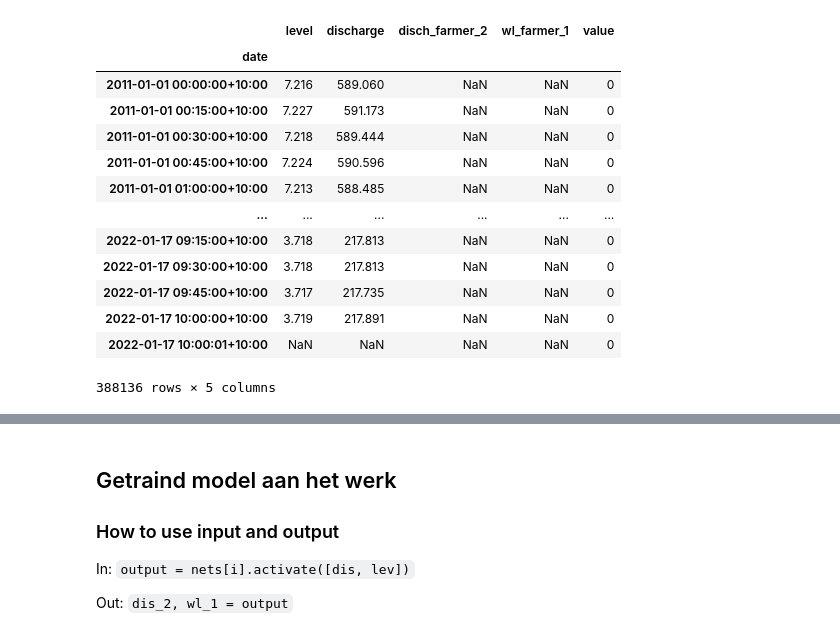
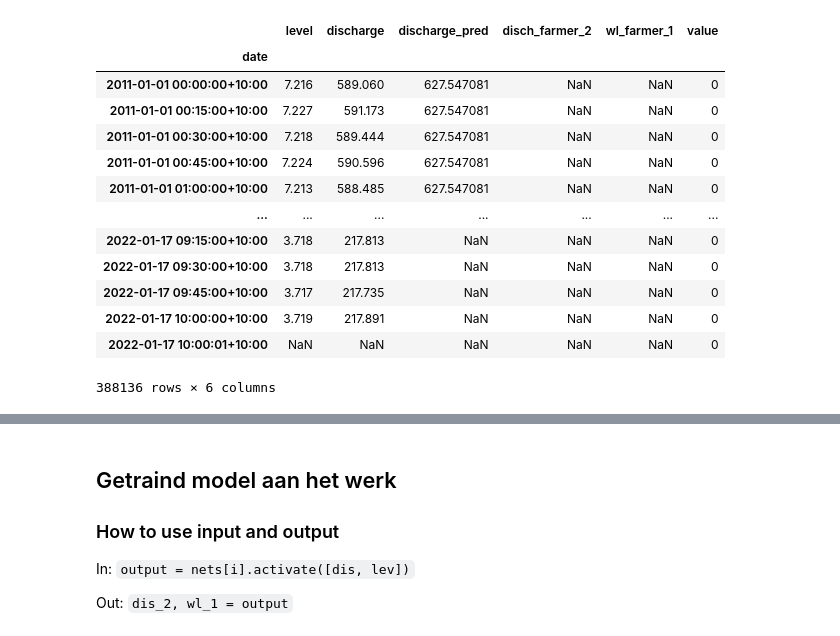
Before and after one commit to SjoerdGn/str-flow-pred-and-control, a Jupyter notebook: neat_exploration/testing_neat.ipynb, the cells around one changed output, grey strips where cells are left out. Drawn from its saved outputs; the diff is of its cells as text; code cells hidden in the pictures.

```diff
--- a/neat_exploration/testing_neat.ipynb
+++ b/neat_exploration/testing_neat.ipynb
@@ -17,3 +17,5 @@ ctrl = Control([user1, user2])
 data_folder = Path(r"C:\Users\sgnodde\Documents\data\data_murray_boundary_bend")
 bb_discharge = load_data_bom_aus(data_folder / 'bb_discharge.csv')
 level = load_data_bom_aus(data_folder / 'bb_level.csv')
+bb_pred = pd.read_csv(data_folder / 'bb_7d_disch_pred.csv', index_col='date')
+bb_pred.index = pd.to_datetime(bb_pred.index)
@@ -20,22 +39,24 @@ level = load_data_bom_aus(data_folder / 'bb_level.csv')
 # %%
 riverdata = pd.DataFrame({'level':level['Value'], 'discharge':bb_discharge['Value']}, index = level.index)
 riverdata = riverdata.loc['2011': ]
+riverdata['discharge_pred'] = bb_pred['discharge_pred']
 riverdata['disch_farmer_2'] = np.NaN
 riverdata['wl_farmer_1'] = np.NaN
 riverdata['value'] = 0
+
 riverdata
 # %% [output]
-|  | level | discharge | disch_farmer_2 | wl_farmer_1 | value |
-| date |  |  |  |  |  |
-| 2011-01-01 00:00:00+10:00 | 7.216 | 589.060 | NaN | NaN | 0 |
-| 2011-01-01 00:15:00+10:00 | 7.227 | 591.173 | NaN | NaN | 0 |
-| 2011-01-01 00:30:00+10:00 | 7.218 | 589.444 | NaN | NaN | 0 |
-| 2011-01-01 00:45:00+10:00 | 7.224 | 590.596 | NaN | NaN | 0 |
-| 2011-01-01 01:00:00+10:00 | 7.213 | 588.485 | NaN | NaN | 0 |
-| ... | ... | ... | ... | ... | ... |
-| 2022-01-17 09:15:00+10:00 | 3.718 | 217.813 | NaN | NaN | 0 |
-| 2022-01-17 09:30:00+10:00 | 3.718 | 217.813 | NaN | NaN | 0 |
-| 2022-01-17 09:45:00+10:00 | 3.717 | 217.735 | NaN | NaN | 0 |
-| 2022-01-17 10:00:00+10:00 | 3.719 | 217.891 | NaN | NaN | 0 |
-| 2022-01-17 10:00:01+10:00 | NaN | NaN | NaN | NaN | 0 |
+|  | level | discharge | discharge_pred | disch_farmer_2 | wl_farmer_1 | value |
+| date |  |  |  |  |  |  |
+| 2011-01-01 00:00:00+10:00 | 7.216 | 589.060 | 627.547081 | NaN | NaN | 0 |
+| 2011-01-01 00:15:00+10:00 | 7.227 | 591.173 | 627.547081 | NaN | NaN | 0 |
+| 2011-01-01 00:30:00+10:00 | 7.218 | 589.444 | 627.547081 | NaN | NaN | 0 |
+| 2011-01-01 00:45:00+10:00 | 7.224 | 590.596 | 627.547081 | NaN | NaN | 0 |
+| 2011-01-01 01:00:00+10:00 | 7.213 | 588.485 | 627.547081 | NaN | NaN | 0 |
+| ... | ... | ... | ... | ... | ... | ... |
+| 2022-01-17 09:15:00+10:00 | 3.718 | 217.813 | NaN | NaN | NaN | 0 |
+| 2022-01-17 09:30:00+10:00 | 3.718 | 217.813 | NaN | NaN | NaN | 0 |
+| 2022-01-17 09:45:00+10:00 | 3.717 | 217.735 | NaN | NaN | NaN | 0 |
+| 2022-01-17 10:00:00+10:00 | 3.719 | 217.891 | NaN | NaN | NaN | 0 |
+| 2022-01-17 10:00:01+10:00 | NaN | NaN | NaN | NaN | NaN | 0 |
-388136 rows × 5 columns
+388136 rows × 6 columns
```
Also changed, not shown: parts of 12 cells of this notebook, 12 other files.
